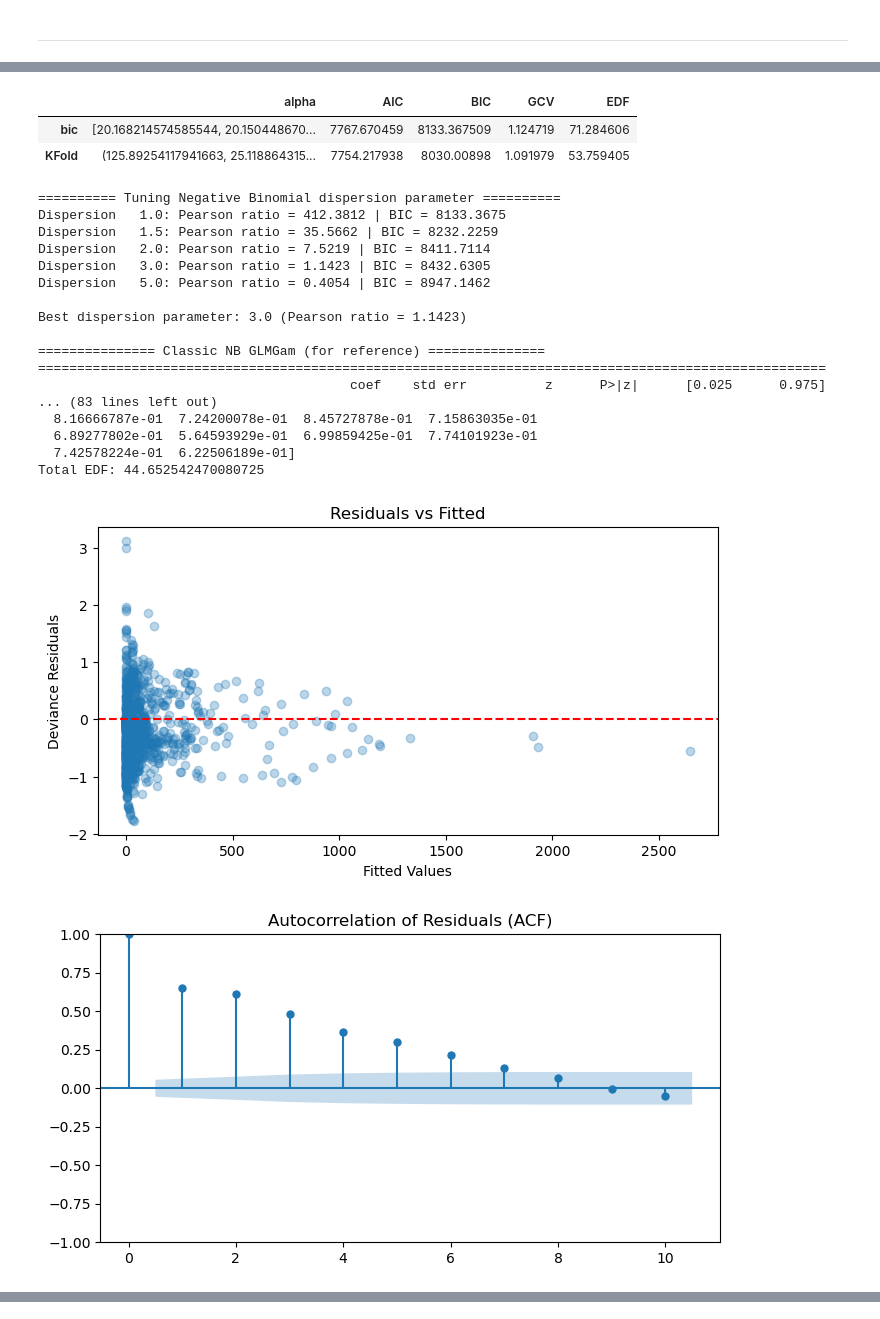
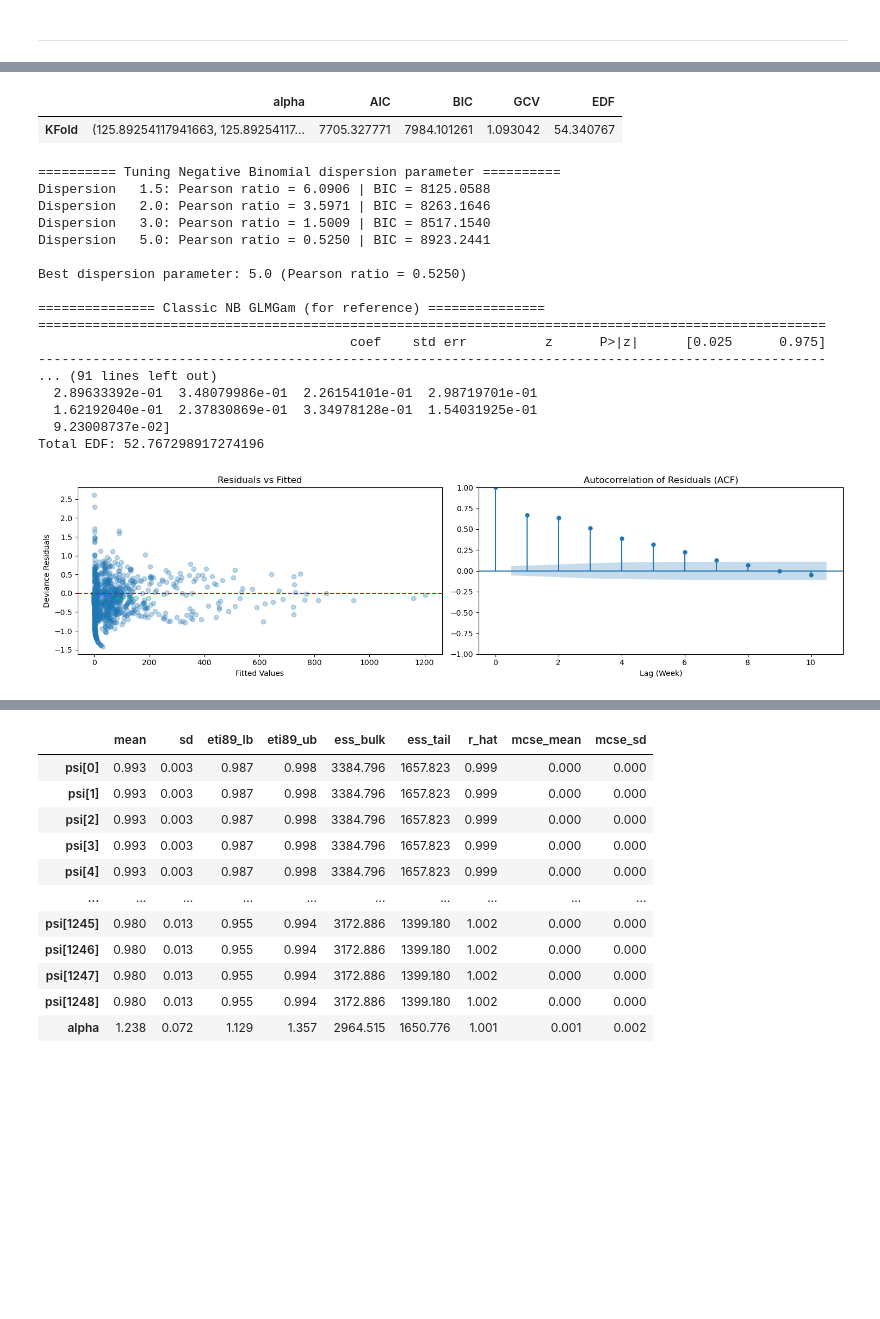
Before and after one commit to yansk1101/4096_dsproject, a Jupyter notebook: DLNM_ZINB.ipynb, the cells around one changed output, grey strips where cells are left out. Drawn from its saved outputs; the diff is of its cells as text; code cells hidden in the pictures; blank space fills up the shorter version.

```diff
--- a/DLNM_ZINB.ipynb
+++ b/DLNM_ZINB.ipynb
@@ -288,13 +350,11 @@ def model_construct_zinb(model_data, tar_var, exp_name_list, linear_predictors_l
 # %%
-def extract_cb_coef_from_idata(idata, colnames, exp_name, return_vcov=True):
-
+def extract_cb_coef_from_idata(idata, colnames, exp_name, return_vcov=True, coef_dim="coef_mu"):
     basis_names = [n for n in colnames if n.startswith(f"{exp_name}_basis_")]
     if not basis_names:
         raise ValueError(f"No basis coefficients found for exposure '{exp_name}'.")
 
     # posterior samples of beta: (chain, draw, coef)
-    beta_samples = idata.posterior["beta"].sel(coef=basis_names).values
-    # flatten chains
+    beta_samples = idata.posterior["beta"].sel({coef_dim: basis_names}).values    # flatten chains
     beta_flat = beta_samples.reshape(-1, len(basis_names))
 
     coef_mean = beta_flat.mean(axis=0)
@@ -317,9 +377,7 @@ def pred_cal(result_or_idata, cb_list, dataframe, exp_col_list, exp_idx=0, colna
     else:  # PyMC InferenceData path
         if colnames is None:
             raise ValueError("colnames must be provided when using a PyMC idata.")
-        cb_coef, cb_vcov, _ = extract_cb_coef_from_idata(
-            result_or_idata, colnames, exp, return_vcov=True
-        )
+        cb_coef, cb_vcov, _ = extract_cb_coef_from_idata(result_or_idata, colnames, exp, return_vcov=True, coef_dim="coef_mu")
 
     at = np.linspace(dataframe[exp].min(), dataframe[exp].max(), 100)
     cen = float(dataframe[exp].median())
@@ -424,20 +482,21 @@ def model_metric_zinb(idata):
 def residual_diagnostics(result):
     residuals = result.resid_deviance
 
+    fig, axes = plt.subplots(1, 2, figsize=(15, 4))
     # 1. Residuals vs. Fitted Values Plot (checks for systematic bias)
-    plt.figure(figsize=(8, 4))
-    plt.scatter(result.fittedvalues, residuals, alpha=0.3)
-    plt.axhline(0, color='red', linestyle='--')
-    plt.xlabel("Fitted Values")
-    plt.ylabel("Deviance Residuals")
-    plt.title("Residuals vs Fitted")
-    plt.show()
+    axes[0].scatter(result.fittedvalues, residuals, alpha=0.3)
+    axes[0].axhline(0, color='red', linestyle='--')
+    axes[0].set_xlabel("Fitted Values")
+    axes[0].set_ylabel("Deviance Residuals")
+    axes[0].set_title("Residuals vs Fitted")
 
     # 2. Autocorrelation Check (ACF)
     # Time-series data often has uncaptured temporal patterns; residuals should look like white noise.
-    fig, ax = plt.subplots(figsize=(8, 4))
-    sm.graphics.tsa.plot_acf(residuals, lags=10, ax=ax)
-    plt.title("Autocorrelation of Residuals (ACF)")
+    sm.graphics.tsa.plot_acf(residuals, lags=10, ax=axes[1])
+    axes[1].set_xlabel("Lag (Week)")
+    axes[1].set_title("Autocorrelation of Residuals (ACF)")
+
+    plt.tight_layout()
     plt.show()
 # %%
 def residual_diagnostics_zinb(idata, model_data, tar_var, X, colnames,max_acf_lags=10):
@@ -618,11 +700,12 @@ linear_predictors_list = ["pandemic_flag", "Log_population", "school_flag"]
 bs_name_lst = ["time", "ContainmentHealthIndex_Average"]
 ccs_name_lst = ["Week"]
 
-# Grids for tuning
+# Grids for tuning hyperparameters
 cb_grid = list(itertools.product([2, 3], [3, 4], [2, 3], [3, 4]))
-smoother_grid = list(itertools.product([15, 20, 25, 30, 35], [4, 5, 6, 7], [6, 8, 10, 12]))
-disp_grid = [1.0, 1.5, 2.0, 3.0, 5.0]
+smoother_grid = list(itertools.product([25, 30, 35, 40, 45], [4, 5, 6, 7], [8, 10, 12, 14]))
+disp_grid = [1.5, 2.0, 3.0, 5.0]
 # %%
+# Test
 tar_var = "H1"
 exp = mete_col[0]
 exp_col_list = [exp]
@@ -633,7 +716,7 @@ idata, pred, model_data, cb_list, colnames, nb_result, resid = DLNM_ZINB(
     df, max_lag=4,
     tar_var=tar_var, exp_col_list=exp_col_list, linear_predictors_list=linear_predictors_list,
     bs_name_lst=bs_name_lst, ccs_name_lst=ccs_name_lst,
-    cb_grid=cb_grid, smoother_grid=smoother_grid, disp_grid=disp_grid, criterion_lst=["bic"],
+    cb_grid=cb_grid, smoother_grid=smoother_grid, disp_grid=disp_grid, criterion_lst=[],
     # PyMC controls – reduce draws/tune for a quick test
     draws=1500, tune=1500, target_accept=0.95, cores=4, psi_prior="logistic", prior_sigma=1.0
 )
@@ -658,24 +741,22 @@ Best alpha found with Kfold: (np.float64(125.89254117941663), np.float64(25.1188
 Alpha values comparison:
 |  | alpha | AIC | BIC | GCV | EDF |
-| bic | [20.168214574585544, 20.150448670... | 7767.670459 | 8133.367509 | 1.124719 | 71.284606 |
-| KFold | (125.89254117941663, 25.118864315... | 7754.217938 | 8030.00898 | 1.091979 | 53.759405 |
+| KFold | (125.89254117941663, 125.89254117... | 7705.327771 | 7984.101261 | 1.093042 | 54.340767 |
 ========== Tuning Negative Binomial dispersion parameter ==========
-Dispersion   1.0: Pearson ratio = 412.3812 | BIC = 8133.3675
-Dispersion   1.5: Pearson ratio = 35.5662 | BIC = 8232.2259
-Dispersion   2.0: Pearson ratio = 7.5219 | BIC = 8411.7114
-Dispersion   3.0: Pearson ratio = 1.1423 | BIC = 8432.6305
-Dispersion   5.0: Pearson ratio = 0.4054 | BIC = 8947.1462
+Dispersion   1.5: Pearson ratio = 6.0906 | BIC = 8125.0588
+Dispersion   2.0: Pearson ratio = 3.5971 | BIC = 8263.1646
+Dispersion   3.0: Pearson ratio = 1.5009 | BIC = 8517.1540
+Dispersion   5.0: Pearson ratio = 0.5250 | BIC = 8923.2441
 
-Best dispersion parameter: 3.0 (Pearson ratio = 1.1423)
+Best dispersion parameter: 5.0 (Pearson ratio = 0.5250)
 
 =============== Classic NB GLMGam (for reference) ===============
 =====================================================================================================
                                         coef    std err          z      P>|z|      [0.025      0.975]
-... (83 lines left out)
-  8.16666787e-01  7.24200078e-01  8.45727878e-01  7.15863035e-01
-  6.89277802e-01  5.64593929e-01  6.99859425e-01  7.74101923e-01
-  7.42578224e-01  6.22506189e-01]
-Total EDF: 44.652542470080725
+-----------------------------------------------------------------------------------------------------
+... (91 lines left out)
+  2.89633392e-01  3.48079986e-01  2.26154101e-01  2.98719701e-01
+  1.62192040e-01  2.37830869e-01  3.34978128e-01  1.54031925e-01
+  9.23008737e-02]
+Total EDF: 52.767298917274196
-[figure, old version]
+[figure, new version]
-[figure, removed]
 =============== Final PyMC Zero-Inflated Negative Binomial ===============
@@ -690 +771,13 @@ Sampling 4 chains for 1_500 tune and 1_500 draw iterations (6_000 + 6_000 draws
 ===== PyMC ZINB posterior summary (selected parameters) =====
+|  | mean | sd | eti89_lb | eti89_ub | ess_bulk | ess_tail | r_hat | mcse_mean | mcse_sd |
+| psi[0] | 0.993 | 0.003 | 0.987 | 0.998 | 3384.796 | 1657.823 | 0.999 | 0.000 | 0.000 |
+| psi[1] | 0.993 | 0.003 | 0.987 | 0.998 | 3384.796 | 1657.823 | 0.999 | 0.000 | 0.000 |
+| psi[2] | 0.993 | 0.003 | 0.987 | 0.998 | 3384.796 | 1657.823 | 0.999 | 0.000 | 0.000 |
+| psi[3] | 0.993 | 0.003 | 0.987 | 0.998 | 3384.796 | 1657.823 | 0.999 | 0.000 | 0.000 |
+| psi[4] | 0.993 | 0.003 | 0.987 | 0.998 | 3384.796 | 1657.823 | 0.999 | 0.000 | 0.000 |
+| ... | ... | ... | ... | ... | ... | ... | ... | ... | ... |
+| psi[1245] | 0.980 | 0.013 | 0.955 | 0.994 | 3172.886 | 1399.180 | 1.002 | 0.000 | 0.000 |
+| psi[1246] | 0.980 | 0.013 | 0.955 | 0.994 | 3172.886 | 1399.180 | 1.002 | 0.000 | 0.000 |
+| psi[1247] | 0.980 | 0.013 | 0.955 | 0.994 | 3172.886 | 1399.180 | 1.002 | 0.000 | 0.000 |
+| psi[1248] | 0.980 | 0.013 | 0.955 | 0.994 | 3172.886 | 1399.180 | 1.002 | 0.000 | 0.000 |
+| alpha | 1.238 | 0.072 | 1.129 | 1.357 | 2964.515 | 1650.776 | 1.001 | 0.001 | 0.002 |
```
Also changed, not shown: parts of 9 cells of this notebook.
